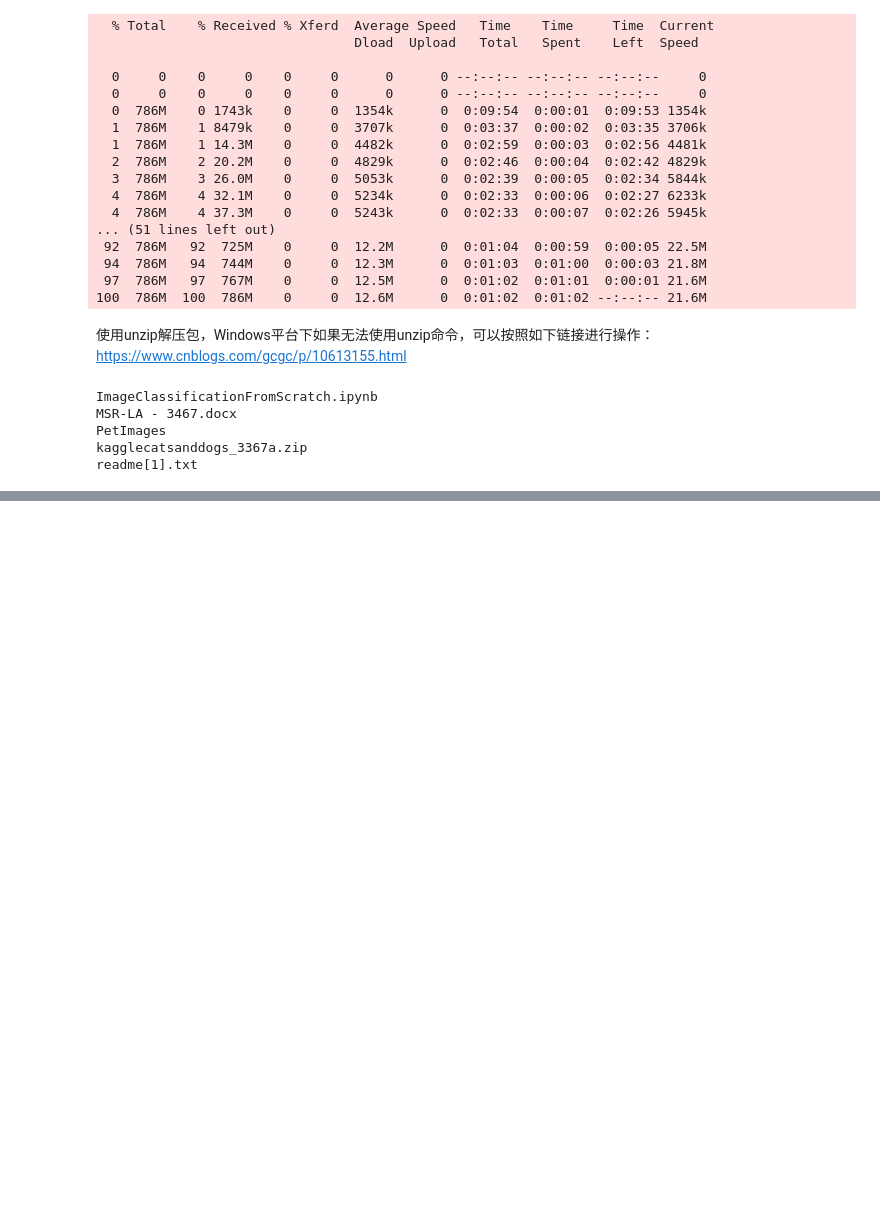
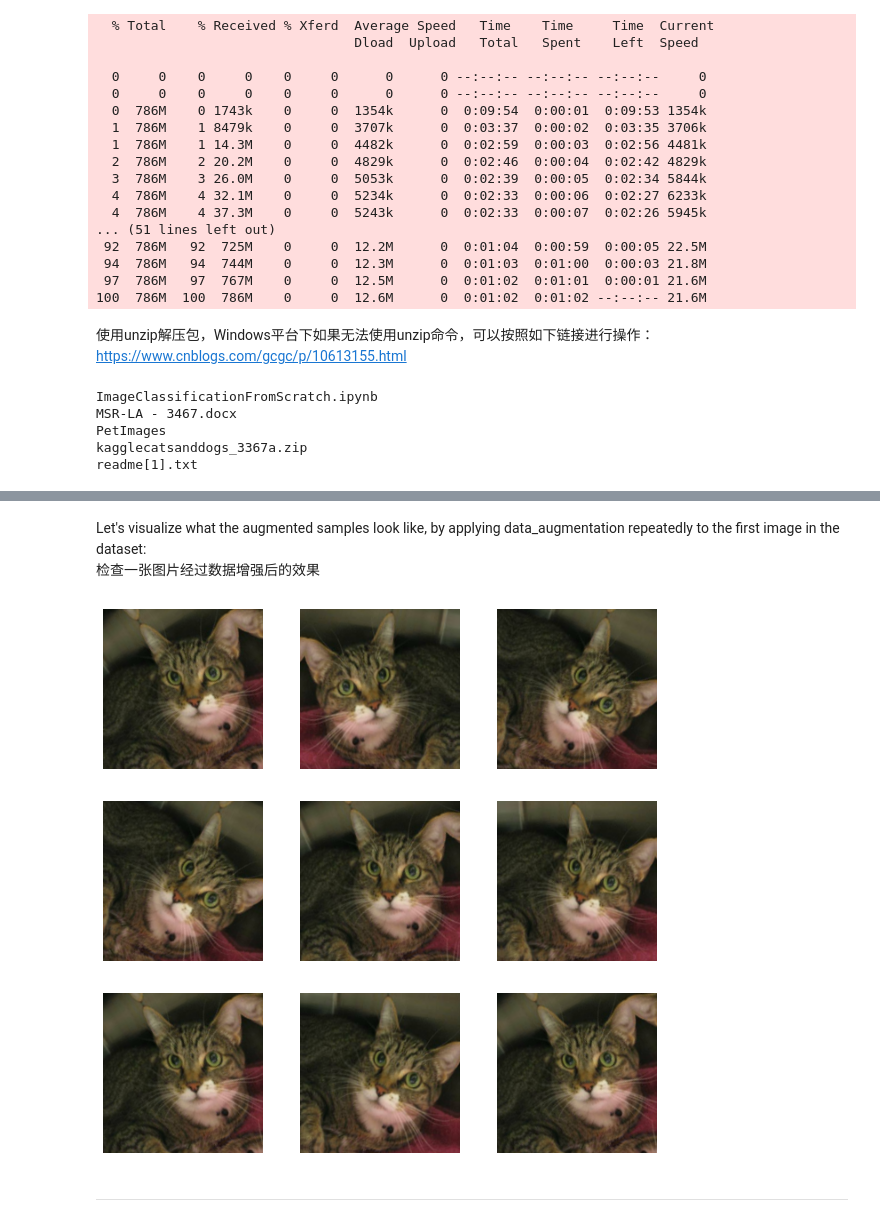
Before and after one commit to 130926C/KerasExample, a Jupyter notebook: ComputerVision/ImageClassificationFromScratch.ipynb, the cells around one changed output, grey strips where cells are left out. Cells and saved outputs as stored; diff of their text form; code cells hidden in the pictures; blank space fills up the shorter version.

```diff
--- a/ComputerVision/ImageClassificationFromScratch.ipynb
+++ b/ComputerVision/ImageClassificationFromScratch.ipynb
@@ -69,0 +179,22 @@ readme[1].txt
+# %%
+data_augmentation = keras.Sequential(
+    [
+        layers.RandomFlip("horizontal"),
+        layers.RandomRotation(0.1),
+    ]
+)
+# %% [markdown]
+Let's visualize what the augmented samples look like, by applying data_augmentation repeatedly to the first image in the dataset:
+检查一张图片经过数据增强后的效果
+# %%
+plt.figure(figsize=(10, 10))
+for images, _ in train_ds.take(1):
+    for i in range(9):
+        augmented_images = data_augmentation(images)
+        ax = plt.subplot(3, 3, i + 1)
+        plt.imshow(augmented_images[0].numpy().astype("uint8"))
+        plt.axis("off")
+# %% [output]
+[figure, added]
+# %% [markdown]
+-----------
```
Also changed, not shown: parts of 46 cells of this notebook.
